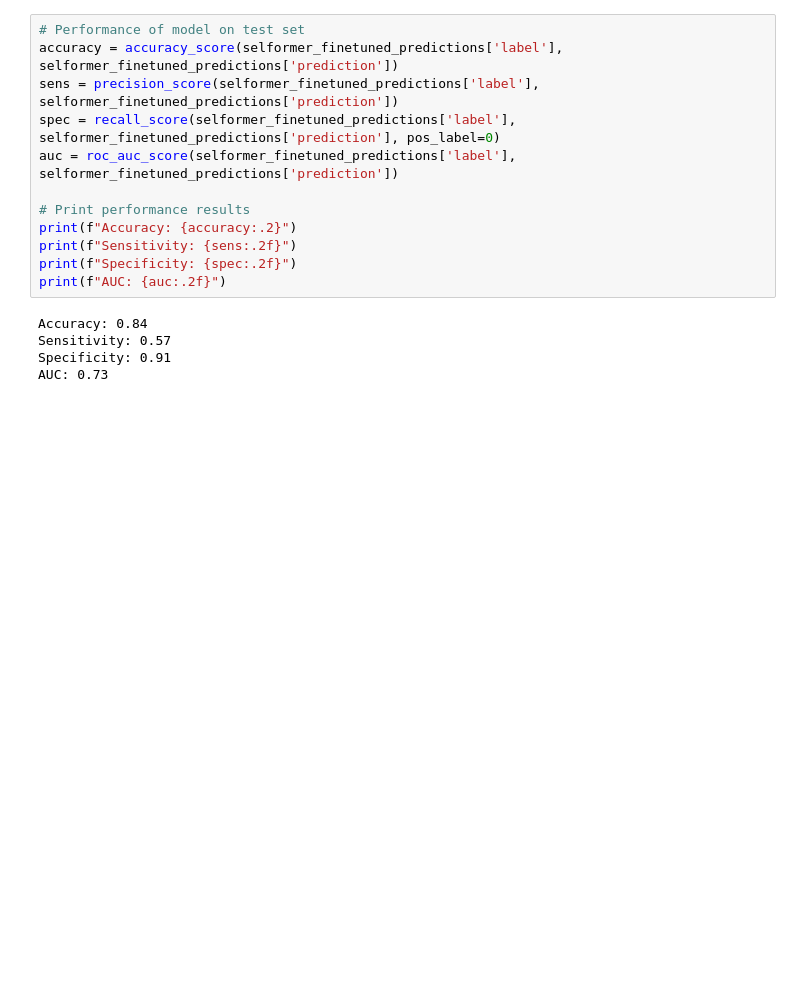
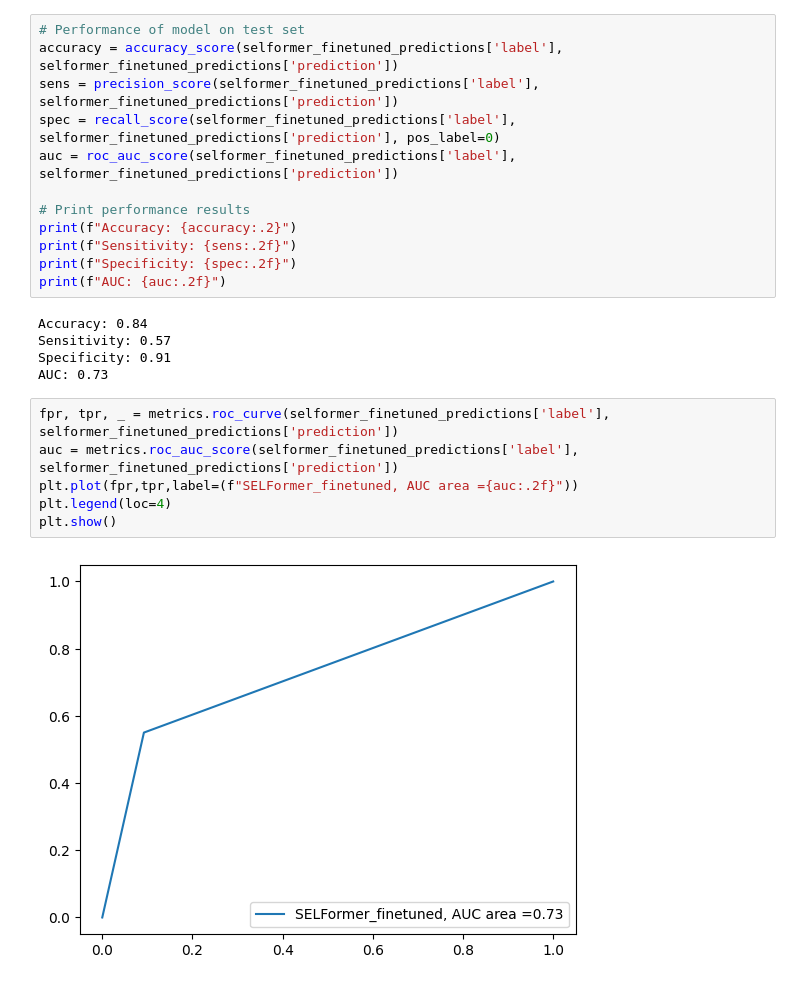
Before and after one commit to comp-med-research/pIC50_prediction, a Jupyter notebook: notebooks/SELFormer.ipynb, the cells around one changed output. Cells and saved outputs as stored; diff of their text form; blank space fills up the shorter version.

Commit message:
predictions on SELFormer and xgboost

```diff
--- a/notebooks/SELFormer.ipynb
+++ b/notebooks/SELFormer.ipynb
@@ -256,3 +262,11 @@ Accuracy: 0.84
 Sensitivity: 0.57
 Specificity: 0.91
 AUC: 0.73
+# %%
+fpr, tpr, _ = metrics.roc_curve(selformer_finetuned_predictions['label'], selformer_finetuned_predictions['prediction'])
+auc = metrics.roc_auc_score(selformer_finetuned_predictions['label'], selformer_finetuned_predictions['prediction'])
+plt.plot(fpr,tpr,label=(f"SELFormer_finetuned, AUC area ={auc:.2f}"))
+plt.legend(loc=4)
+plt.show()
+# %% [output]
+[figure, added]
```
Also changed, not shown: parts of 7 cells of this notebook.
